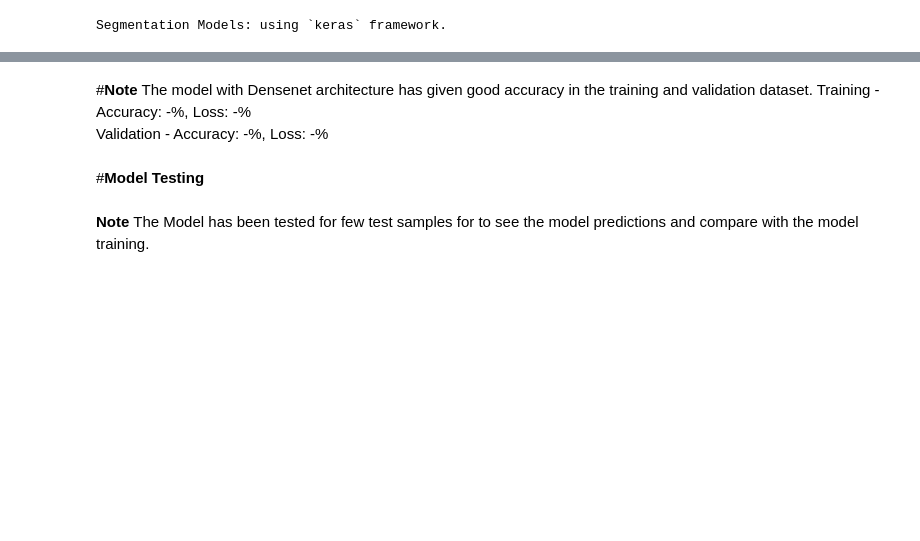
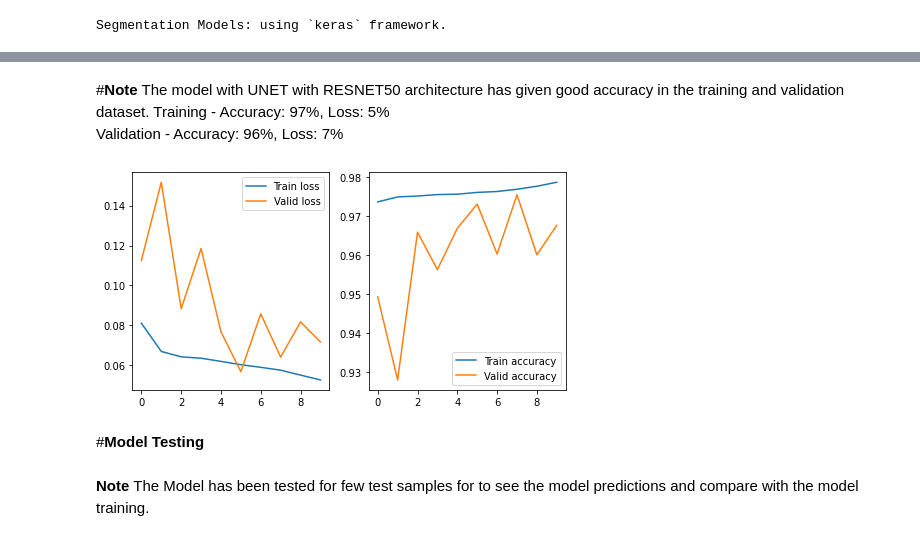
Before and after one commit to arvindhvasu/GL_Pneumonia_Detection, a Jupyter notebook: code/model_densenet.ipynb, the cells around one changed output, grey strips where cells are left out. Cells and saved outputs as stored; diff of their text form; code cells hidden in the pictures; blank space fills up the shorter version.

Commit message:
Densenet and Resnet50 - final predicted

```diff
--- a/code/model_densenet.ipynb
+++ b/code/model_densenet.ipynb
@@ -159,7 +157,7 @@ class Generator(keras.utils.Sequence):
         # load dicom file from pixel array
         img = pydicom.dcmread(os.path.join(self.folder, patIdWithExt)).pixel_array
         # resize image
-        img = resize(img, (self.image_size, self.image_size), mode='reflect')
+        img = cv2.resize(img, (self.image_size, self.image_size))
         # add trailing channel dimension
         img = np.expand_dims(img, -1)
         return img
@@ -440,18 +462,18 @@ from segmentation_models import Unet
 Segmentation Models: using `keras` framework.
 # %%
 # Train and validation generator for Pretrained Model with UNET.
-train_gen = Generator(train_patient_Ids[:300], train_img_path, train_df, batch_size=BATCH_SIZE, image_size=224)
-valid_gen = Generator(valid_train_patient_Ids[:150], valid_img_path, valid_train_df, batch_size=BATCH_SIZE, image_size=224)
+train_gen = Generator(train_patient_Ids, train_img_path, train_df, batch_size=32, image_size=224)
+valid_gen = Generator(valid_train_patient_Ids, valid_img_path, valid_train_df, batch_size=32, image_size=224)
 # %%
 # prepare model
-base_model = Unet(backbone_name='resnet34', encoder_weights='imagenet')
+base_model = Unet(backbone_name='resnet50', encoder_weights='imagenet')
 
 inp = Input(shape=(224, 224, 1))
 l1 = Conv2D(1, (1, 1))(inp) # map N channels data to 3 channels
 out = base_model(l1)
 
 resnet50_model = Model(inp, out, name=base_model.name)
-resnet50_model.compile('Adam', 'binary_crossentropy', ['binary_accuracy'])
+resnet50_model.compile('Adam', 'binary_crossentropy', ['accuracy'])
 # %%
 resnet50_model.summary()
 # %% [output]
@@ -471,6 +493,6 @@ Non-trainable params: 17,350
 _________________________________________________________________
 # %%
-res_checkpoint = ModelCheckpoint("model_Resnet.h5", monitor="val_loss", verbose=1,
+res_checkpoint = ModelCheckpoint("model_Resnet50.h5", monitor="val_loss", verbose=1,
                              mode="auto", period=1)
 res_stop = EarlyStopping(monitor="val_loss", patience=10, mode="auto")
 res_reduce_lr = ReduceLROnPlateau(monitor="val_loss", factor=0.2, patience=5, min_lr=1e-6, verbose=1, mode="auto")
@@ -478,8 +500,8 @@ res_reduce_lr = ReduceLROnPlateau(monitor="val_loss", factor=0.2, patience=5, mi
 res_history = resnet50_model.fit_generator(train_gen,
                               validation_data=valid_gen,
                               callbacks=[res_checkpoint, res_reduce_lr, res_stop],
-                              epochs=2,
-                              workers=5,
+                              epochs=10,
+                              workers=15,
                               steps_per_epoch=len(train_gen),
                               validation_steps= len(valid_gen)//BATCH_SIZE,
                               use_multiprocessing=True)
@@ -495,18 +526,20 @@ Epoch 00002: saving model to model_Resnet.h5
 # %% [markdown]
-#**Note** The model with Densenet architecture has given good accuracy in the training and validation dataset.
-Training - Accuracy: -%, Loss: -%
-Validation - Accuracy: -%, Loss: -%
+#**Note** The model with UNET with RESNET50 architecture has given good accuracy in the training and validation dataset.
+Training - Accuracy: 97%, Loss: 5%
+Validation - Accuracy: 96%, Loss: 7%
 # %%
 plt.figure(figsize=(12,4))
 plt.subplot(131)
-plt.plot(history.epoch, history.history["loss"], label="Train loss")
-plt.plot(history.epoch, history.history["val_loss"], label="Valid loss")
+plt.plot(res_history.epoch, res_history.history["loss"], label="Train loss")
+plt.plot(res_history.epoch, res_history.history["val_loss"], label="Valid loss")
 plt.legend()
 plt.subplot(132)
-plt.plot(history.epoch, history.history["accuracy"], label="Train accuracy")
-plt.plot(history.epoch, history.history["val_accuracy"], label="Valid accuracy")
+plt.plot(res_history.epoch, res_history.history["accuracy"], label="Train accuracy")
+plt.plot(res_history.epoch, res_history.history["val_accuracy"], label="Valid accuracy")
 plt.legend()
 plt.show()
+# %% [output]
+[figure, added]
 # %% [markdown]
 #**Model Testing**
 # %% [markdown]
```
Also changed, not shown: parts of 21 cells of this notebook.
